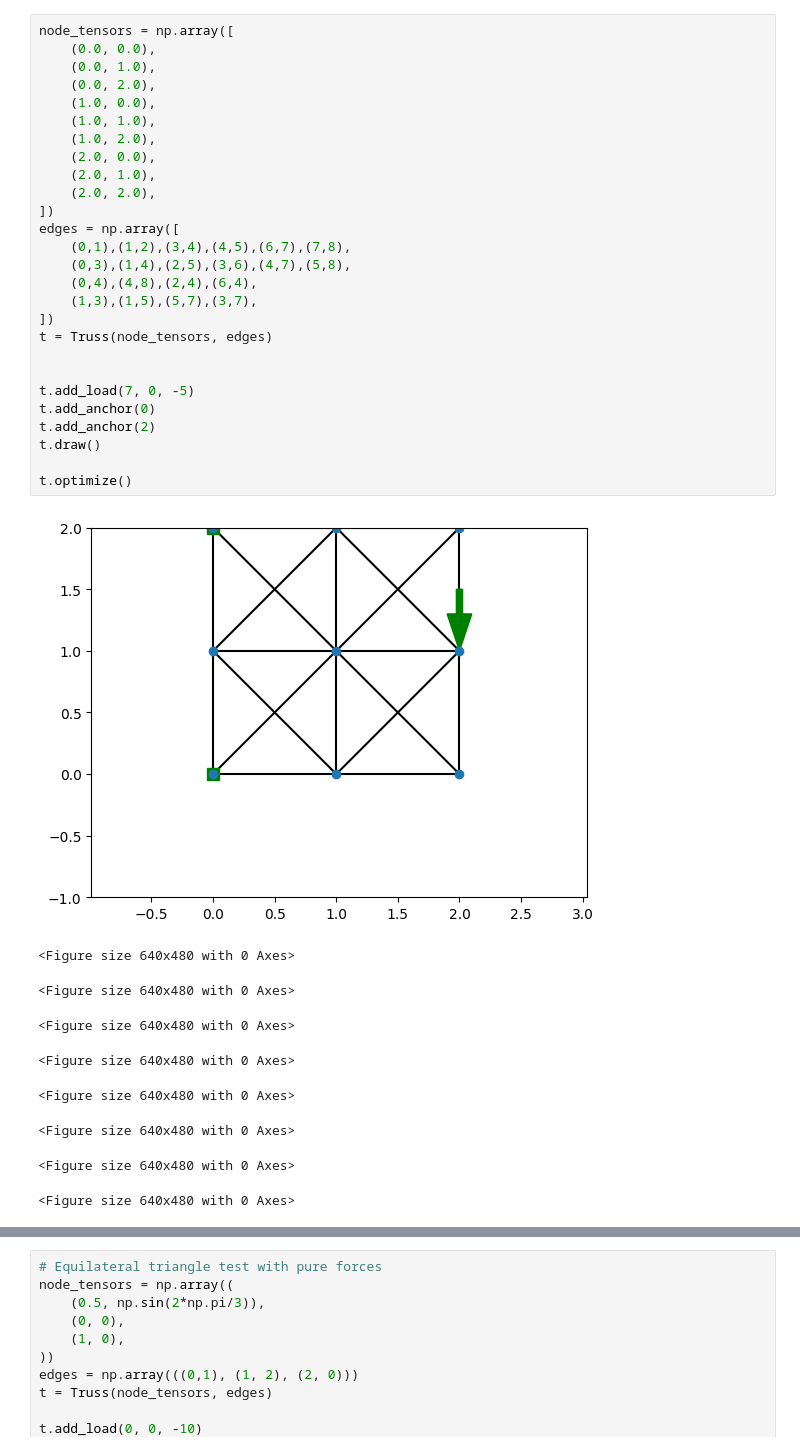
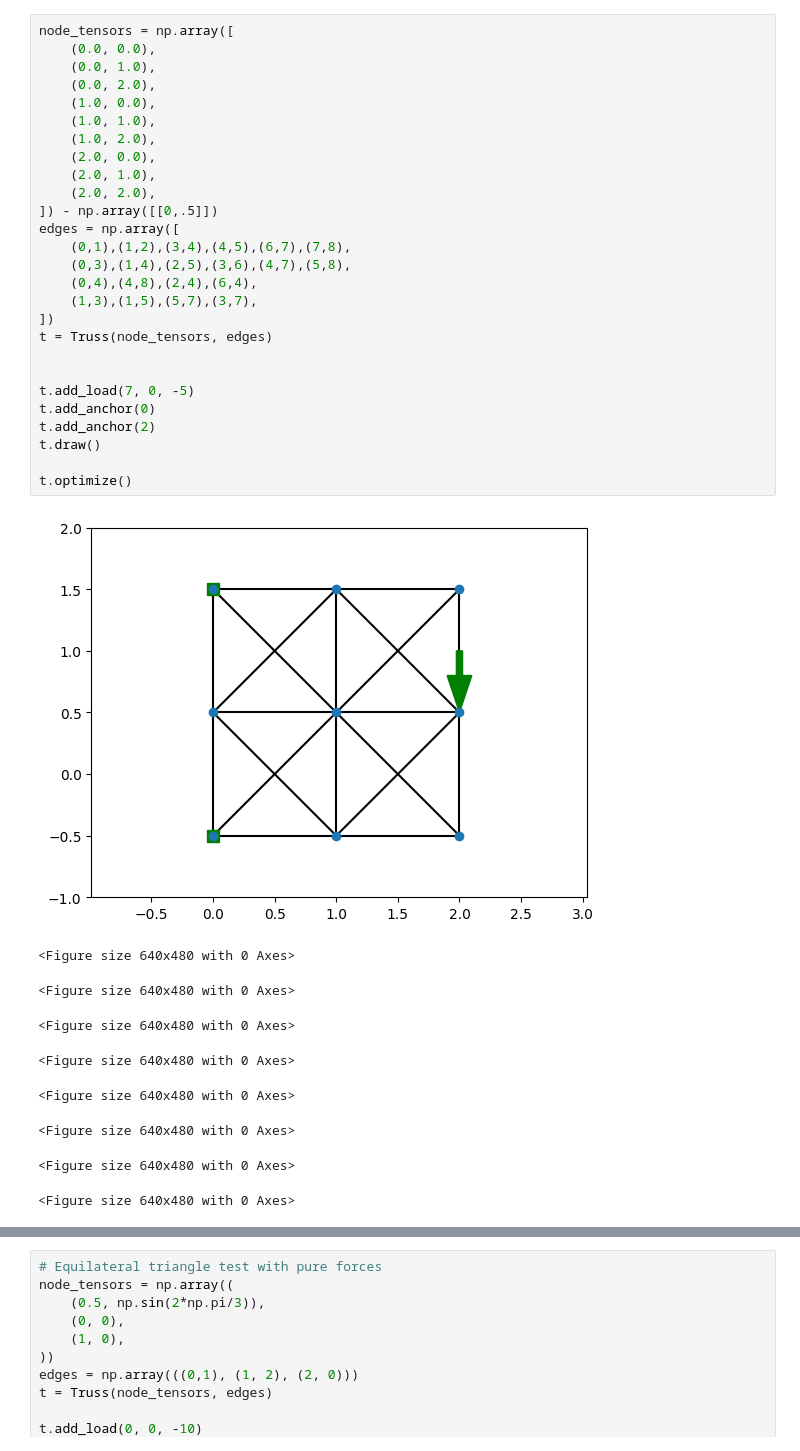
Before and after one commit to eschluntz/PytorchBridge, a Jupyter notebook: truss.ipynb, the cells around one changed output, grey strips where cells are left out. Drawn from its saved outputs; the diff is of its cells as text.

```diff
--- a/truss.ipynb
+++ b/truss.ipynb
@@ -301,32 +313,32 @@ t.draw()
 # %%
 node_tensors = np.array([
     (0.0, 0.0),
     (0.0, 1.0),
     (0.0, 2.0),
     (1.0, 0.0),
     (1.0, 1.0),
     (1.0, 2.0),
     (2.0, 0.0),
     (2.0, 1.0),
     (2.0, 2.0),
-])
+]) - np.array([[0,.5]])
 edges = np.array([
     (0,1),(1,2),(3,4),(4,5),(6,7),(7,8),
     (0,3),(1,4),(2,5),(3,6),(4,7),(5,8),
     (0,4),(4,8),(2,4),(6,4),
     (1,3),(1,5),(5,7),(3,7),
 ])
 t = Truss(node_tensors, edges)
 
 
 t.add_load(7, 0, -5)
 t.add_anchor(0)
 t.add_anchor(2)
 t.draw()
 
 t.optimize()
 # %% [output]
-[figure, old version]
+[figure, new version]
 <Figure size 640x480 with 0 Axes>
 <Figure size 640x480 with 0 Axes>
 <Figure size 640x480 with 0 Axes>
```
Also changed, not shown: parts of 7 cells of this notebook, 3 other files.
